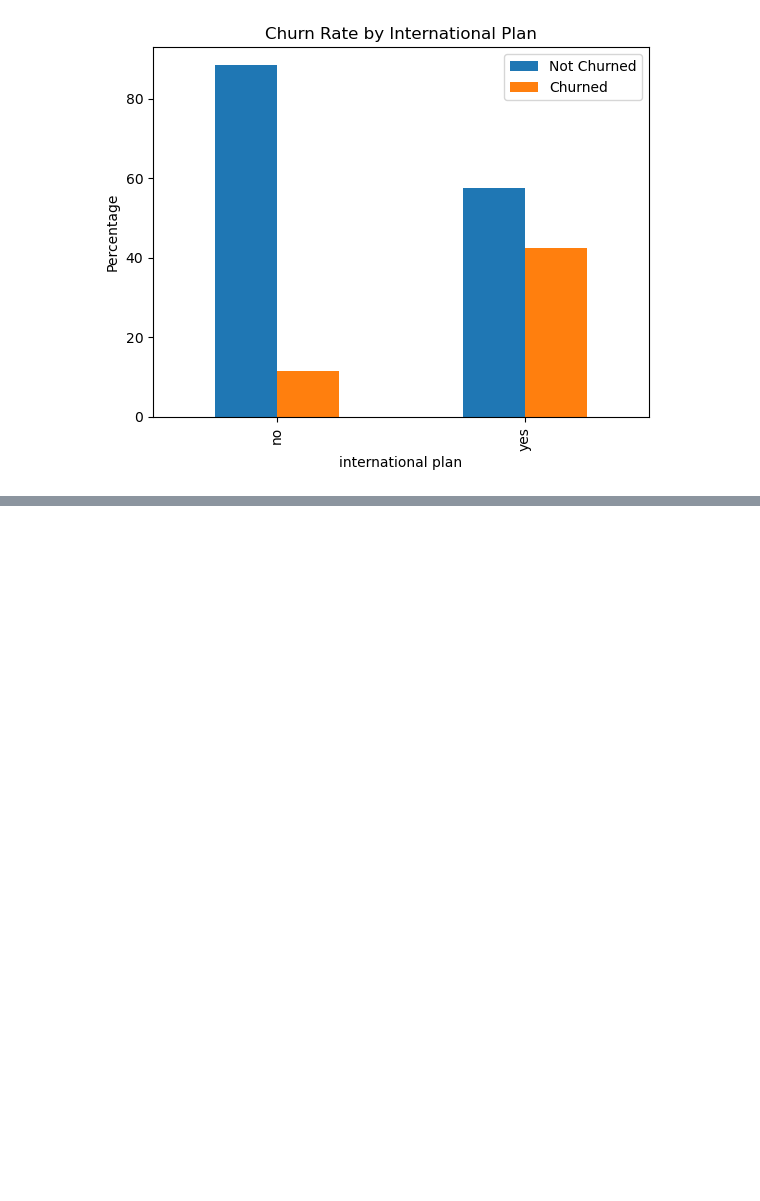
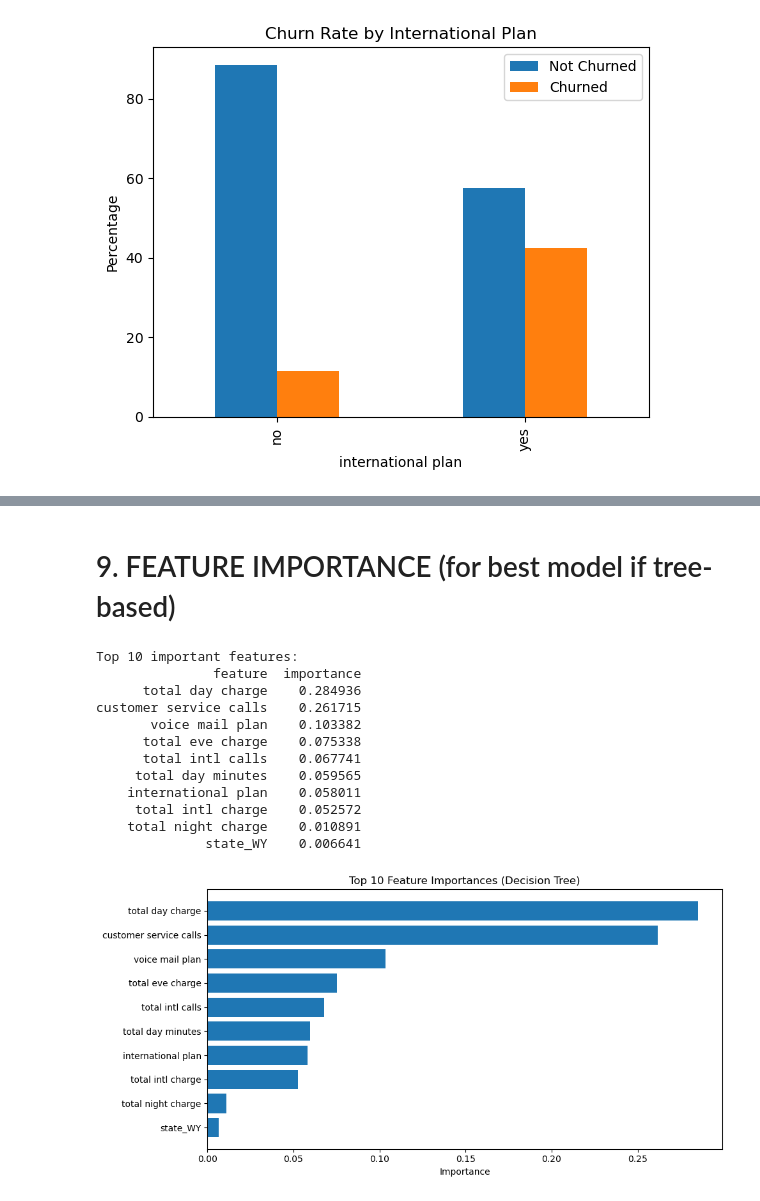
Before and after one commit to wambomuchiri-cell/PHASE-3-PROJECT, a Jupyter notebook: Untitled-1.ipynb, the cells around one changed output, grey strips where cells are left out. Cells and saved outputs as stored; diff of their text form; code cells hidden in the pictures; blank space fills up the shorter version.

```diff
--- a/Untitled-1.ipynb
+++ b/Untitled-1.ipynb
@@ -194,0 +228,3 @@ if 'international plan' in df_clean.columns:
+# %%
+# Create copy for modeling
+df_model = df_clean.copy()
@@ -194,0 +379,36 @@ if 'international plan' in df_clean.columns:
+# %% [markdown]
+# 9. FEATURE IMPORTANCE (for best model if tree-based)
+# %%
+if hasattr(best_model, 'feature_importances_'):
+    imp = best_model.feature_importances_
+    feat_names = X.columns
+    imp_df = pd.DataFrame({'feature': feat_names, 'importance': imp}).sort_values('importance', ascending=False)
+    print("\nTop 10 important features:")
+    print(imp_df.head(10).to_string(index=False))
+
+    # Plot
+    plt.figure(figsize=(10,5))
+    top10 = imp_df.head(10)
+    plt.barh(range(len(top10)), top10['importance'])
+    plt.yticks(range(len(top10)), top10['feature'])
+    plt.xlabel('Importance')
+    plt.title(f'Top 10 Feature Importances ({best_model_name})')
+    plt.gca().invert_yaxis()
+    plt.tight_layout()
+    plt.show()
+else:
+    print("Feature importance not available for this model.")
+# %% [output]
+Top 10 important features:
+               feature  importance
+      total day charge    0.284936
+customer service calls    0.261715
+       voice mail plan    0.103382
+      total eve charge    0.075338
+      total intl calls    0.067741
+     total day minutes    0.059565
+    international plan    0.058011
+     total intl charge    0.052572
+    total night charge    0.010891
+              state_WY    0.006641
+[figure, added]
```
Also changed, not shown: parts of 23 cells of this notebook.
